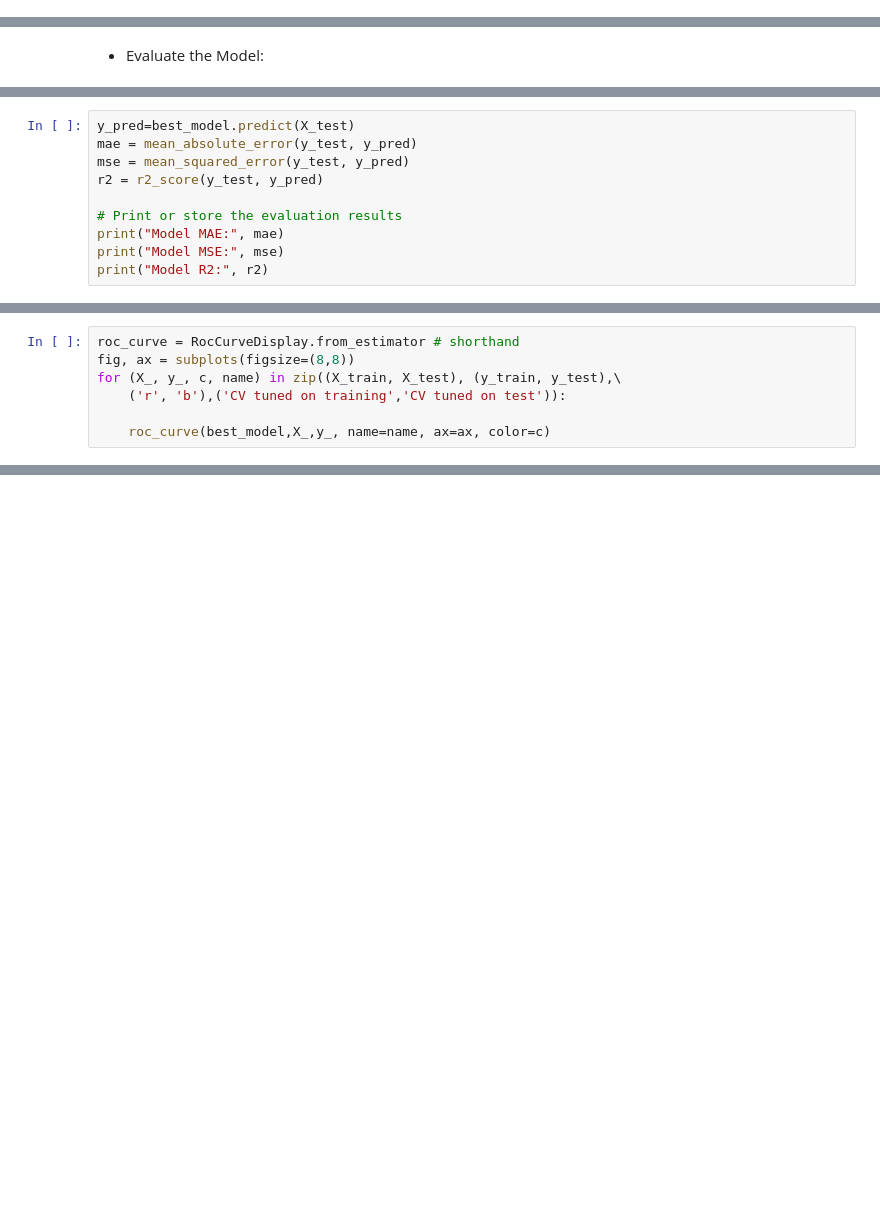
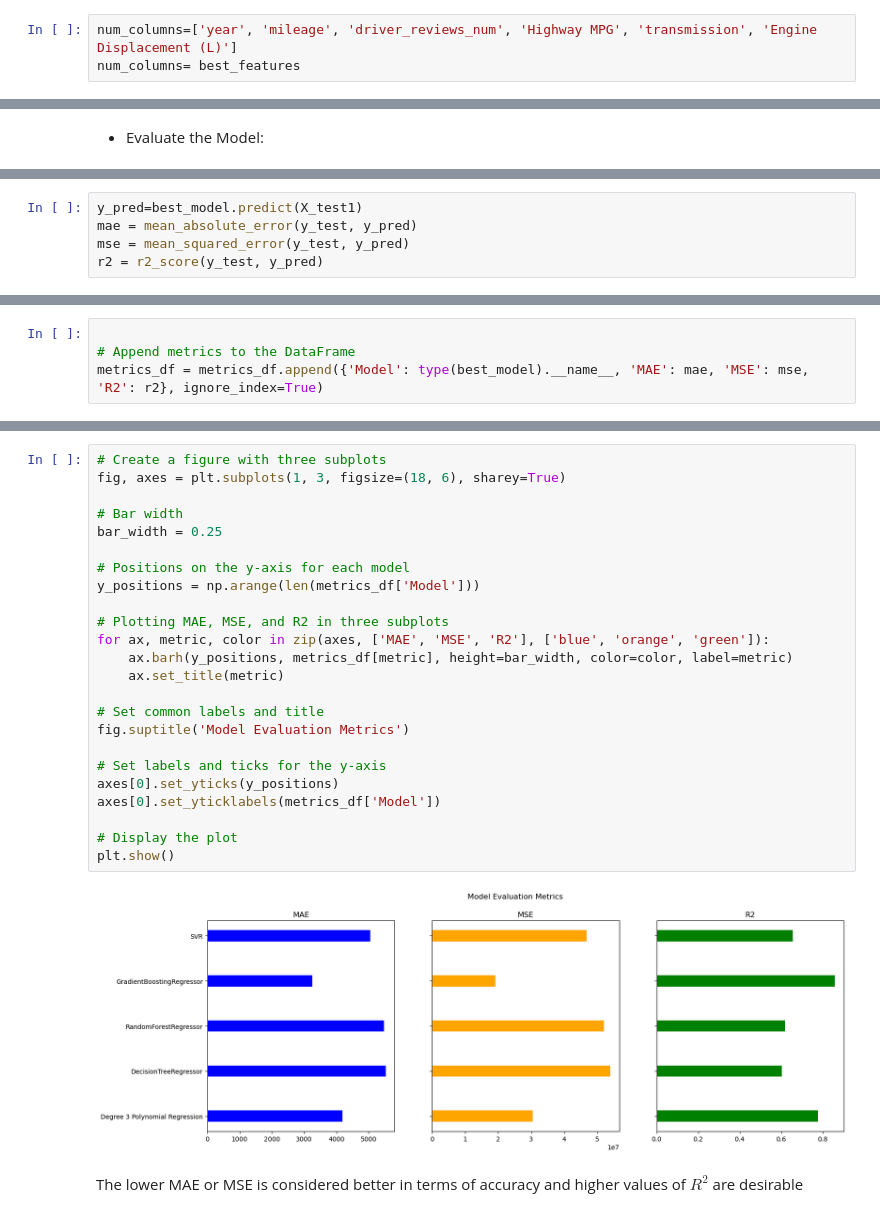
Before and after one commit to syl21b/Car-Price-Prediction, a Jupyter notebook: Car Price Prediction.ipynb, the cells around one changed output, grey strips where cells are left out. Cells and saved outputs as stored; diff of their text form; blank space fills up the shorter version.

```diff
--- a/Car Price Prediction.ipynb
+++ b/Car Price Prediction.ipynb
@@ -1172 +1666,4 @@ num_X=new_num_columns.columns.tolist
+# %%
+num_columns=['year', 'mileage', 'driver_reviews_num', 'Highway MPG', 'transmission', 'Engine Displacement (L)']
+num_columns= best_features
 # %%
@@ -1201,10 +1709,5 @@ best_score
 # %%
-y_pred=best_model.predict(X_test)
+y_pred=best_model.predict(X_test1)
 mae = mean_absolute_error(y_test, y_pred)
 mse = mean_squared_error(y_test, y_pred)
 r2 = r2_score(y_test, y_pred)
-
-# Print or store the evaluation results
-print("Model MAE:", mae)
-print("Model MSE:", mse)
-print("Model R2:", r2)
@@ -1238,7 +1718,4 @@ plot_some_SVM(X_train, y_train, best_model)
-# %%
-roc_curve = RocCurveDisplay.from_estimator # shorthand
-fig, ax = subplots(figsize=(8,8))
-for (X_, y_, c, name) in zip((X_train, X_test), (y_train, y_test),\
-    ('r', 'b'),('CV tuned on training','CV tuned on test')):
-
-    roc_curve(best_model,X_,y_, name=name, ax=ax, color=c)
+# %%
+
+# Append metrics to the DataFrame
+metrics_df = metrics_df.append({'Model': type(best_model).__name__, 'MAE': mae, 'MSE': mse, 'R2': r2}, ignore_index=True)
@@ -1244,0 +1738,28 @@ for (X_, y_, c, name) in zip((X_train, X_test), (y_train, y_test),\
+# %%
+# Create a figure with three subplots
+fig, axes = plt.subplots(1, 3, figsize=(18, 6), sharey=True)
+
+# Bar width
+bar_width = 0.25
+
+# Positions on the y-axis for each model
+y_positions = np.arange(len(metrics_df['Model']))
+
+# Plotting MAE, MSE, and R2 in three subplots
+for ax, metric, color in zip(axes, ['MAE', 'MSE', 'R2'], ['blue', 'orange', 'green']):
+    ax.barh(y_positions, metrics_df[metric], height=bar_width, color=color, label=metric)
+    ax.set_title(metric)
+
+# Set common labels and title
+fig.suptitle('Model Evaluation Metrics')
+
+# Set labels and ticks for the y-axis
+axes[0].set_yticks(y_positions)
+axes[0].set_yticklabels(metrics_df['Model'])
+
+# Display the plot
+plt.show()
+# %% [output]
+[figure, added]
+# %% [markdown]
+The lower MAE or MSE is considered better in terms of accuracy and higher values of $R^2$ are desirable
```
Also changed, not shown: parts of 109 cells of this notebook, 1 other file.
